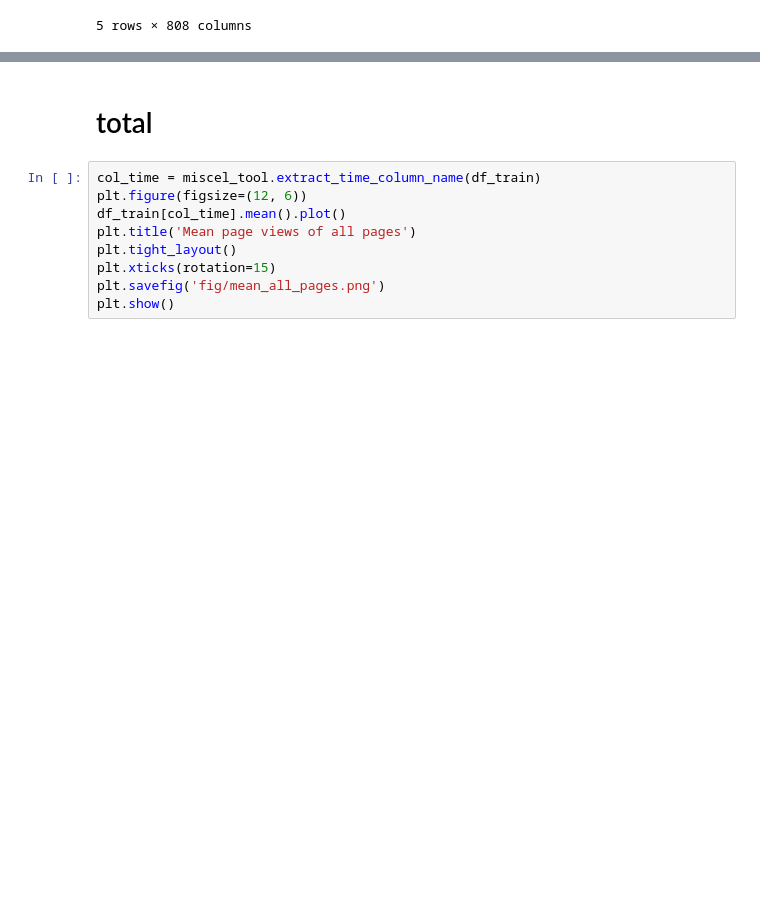
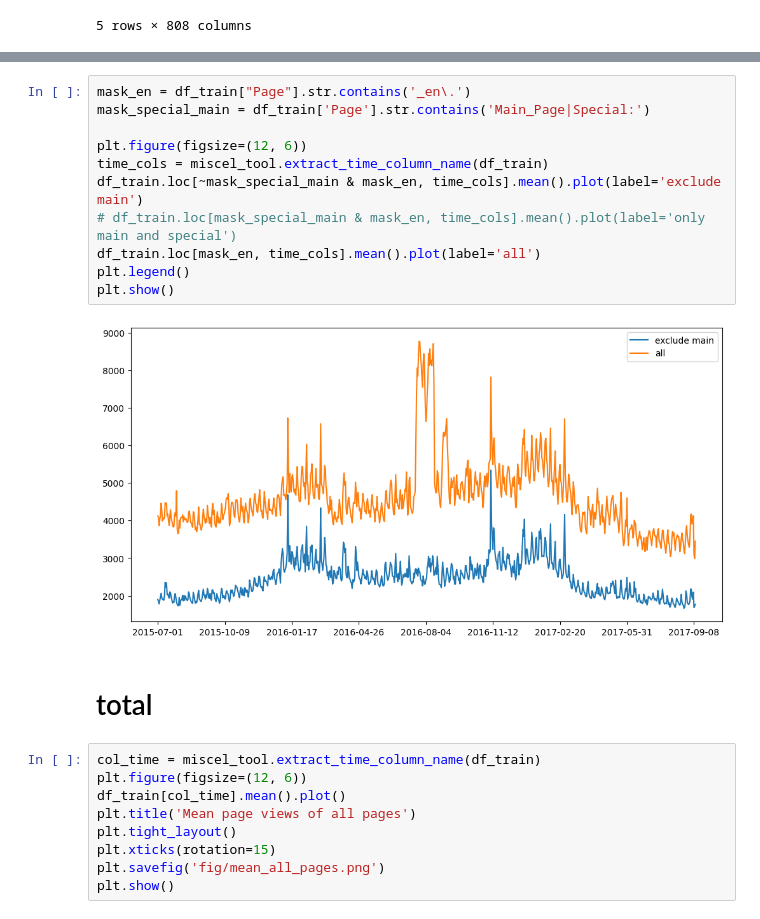
Before and after one commit to btbcy/ds_final, a Jupyter notebook: some_plot.ipynb, the cells around one changed output, grey strips where cells are left out. Drawn from its saved outputs; the diff is of its cells as text; blank space fills up the shorter version.

```diff
--- a/some_plot.ipynb
+++ b/some_plot.ipynb
@@ -23,3 +36,16 @@ df_train.head()
+# %%
+mask_en = df_train["Page"].str.contains('_en\.')
+mask_special_main = df_train['Page'].str.contains('Main_Page|Special:')
+
+plt.figure(figsize=(12, 6))
+time_cols = miscel_tool.extract_time_column_name(df_train)
+df_train.loc[~mask_special_main & mask_en, time_cols].mean().plot(label='exclude main')
+# df_train.loc[mask_special_main & mask_en, time_cols].mean().plot(label='only main and special')
+df_train.loc[mask_en, time_cols].mean().plot(label='all')
+plt.legend()
+plt.show()
+# %% [output]
+[figure, added]
 # %% [markdown]
 # total
 # %%
```
Also changed, not shown: parts of 1 cell of this notebook.
